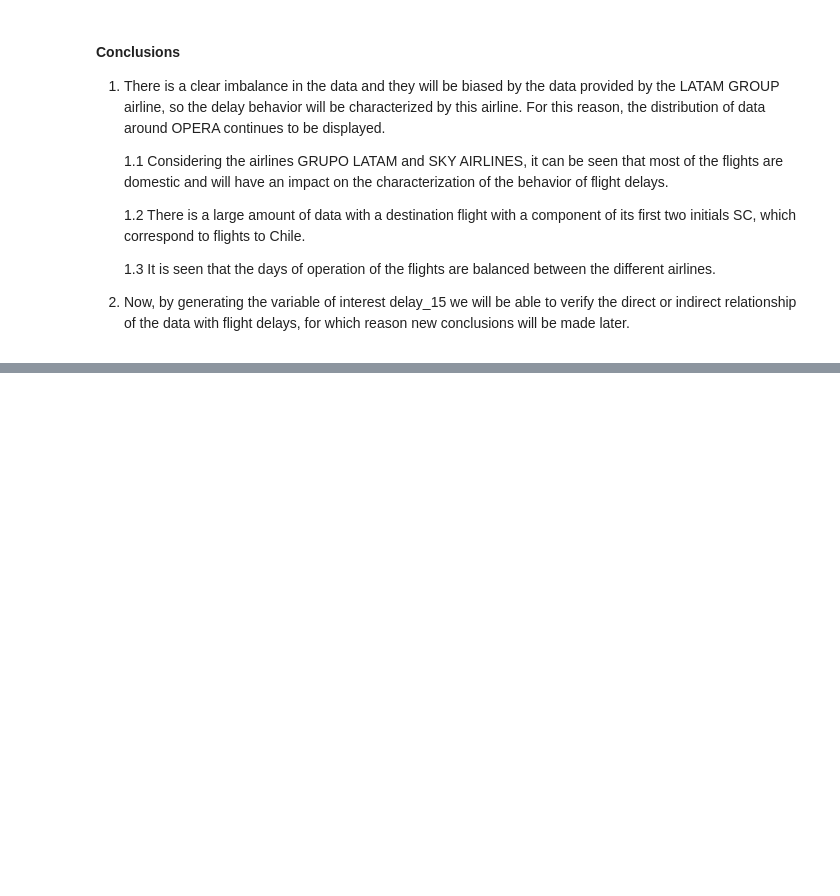
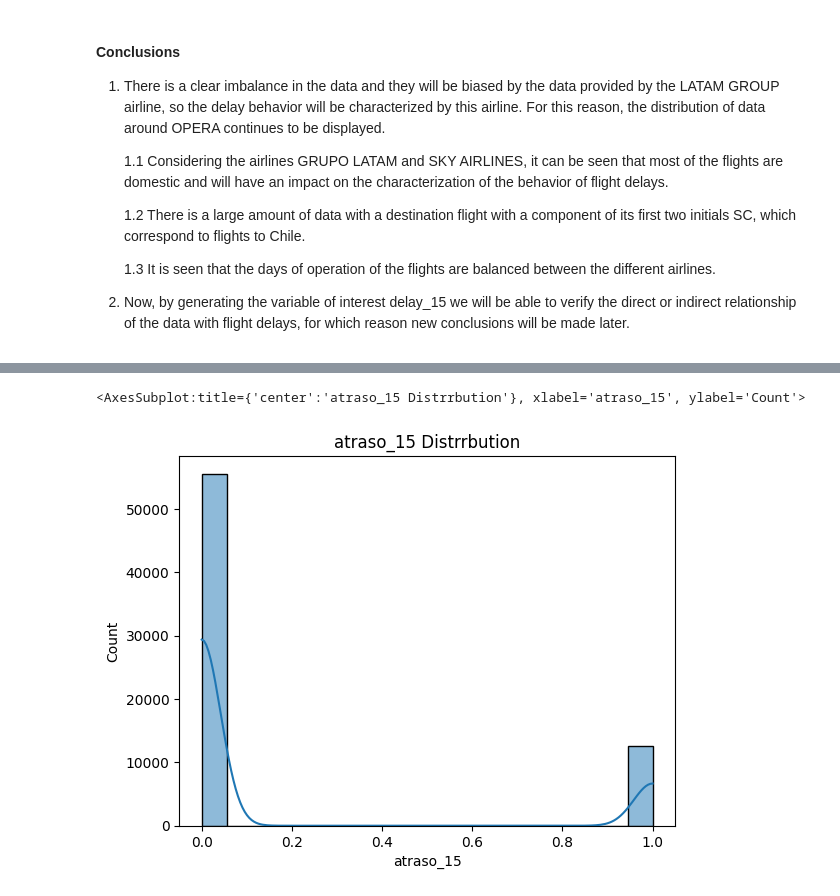
Before and after one commit to alejandroesteban/prediction_probability_flight_delays, a Jupyter notebook: solution.ipynb, the cells around one changed output, grey strips where cells are left out. Cells and saved outputs as stored; diff of their text form; code cells hidden in the pictures; blank space fills up the shorter version.

```diff
--- a/solution.ipynb
+++ b/solution.ipynb
@@ -87,0 +333,8 @@ For this reason, the distribution of data around OPERA continues to be displayed
+# %%
+df_raw
+fig, ax = plt.subplots()
+ax.set_title("atraso_15 Distrrbution")
+sns.histplot(x="atraso_15", data=df_raw, ax=ax, kde=True)
+# %% [output]
+<AxesSubplot:title={'center':'atraso_15 Distrrbution'}, xlabel='atraso_15', ylabel='Count'>
+[figure, added]
```
Also changed, not shown: parts of 46 cells of this notebook, 1 other file.
